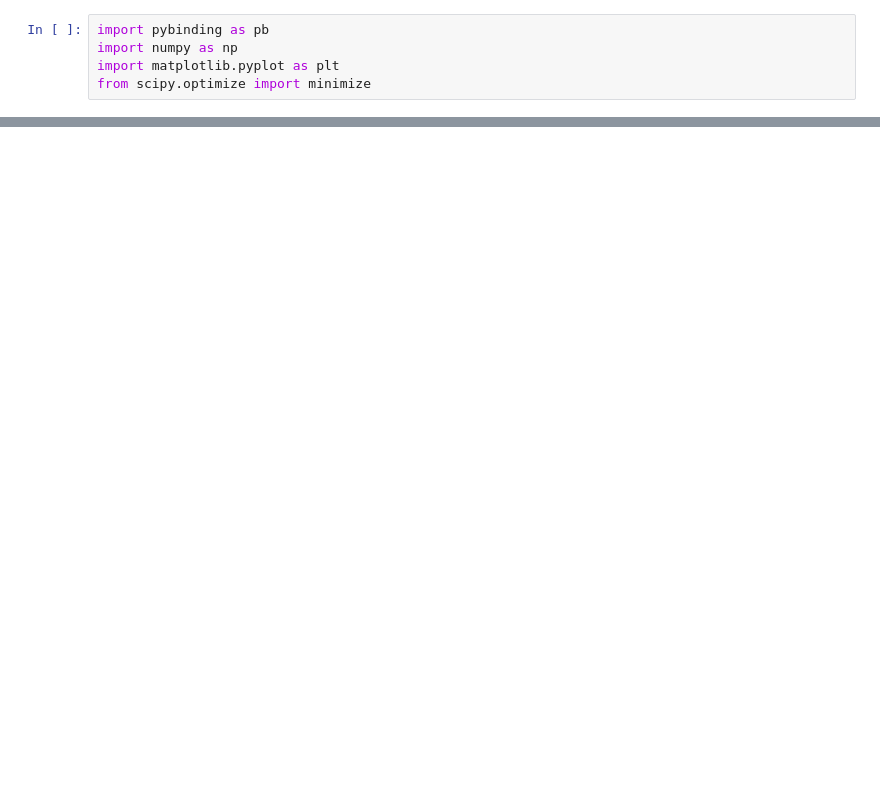
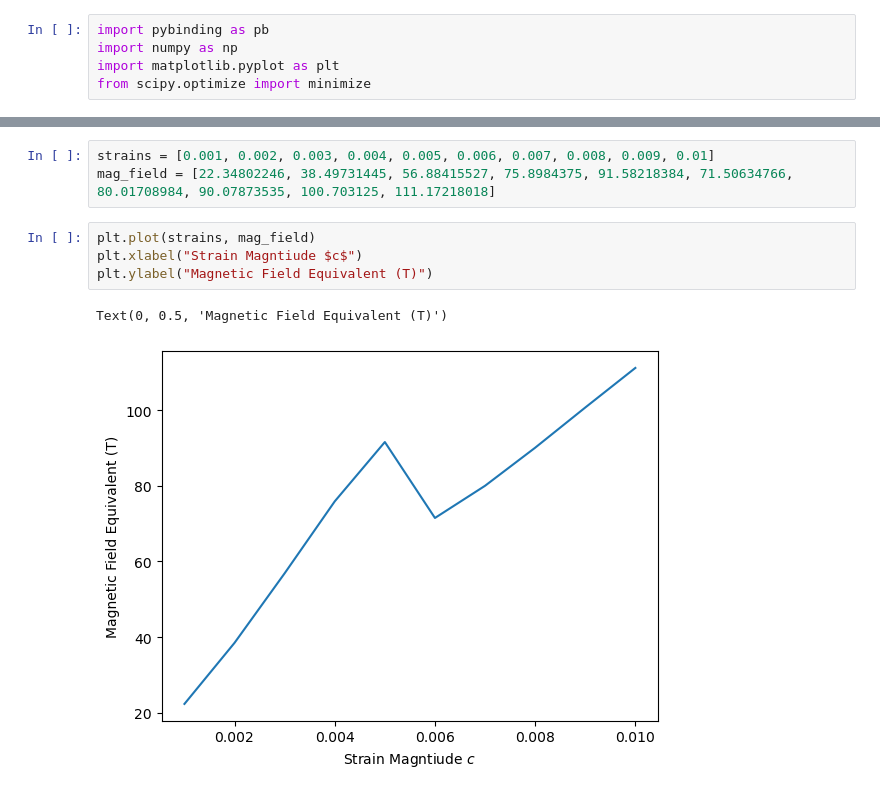
Before and after one commit to dreycenfoiles/MSE-485-Project, a Jupyter notebook: Magnetic Field.ipynb, the cells around one changed output, grey strips where cells are left out. Drawn from its saved outputs; the diff is of its cells as text; blank space fills up the shorter version.

```diff
--- a/Magnetic Field.ipynb
+++ b/Magnetic Field.ipynb
@@ -122,3 +127,13 @@ np.diff(energy_range)[0]
+# %%
+strains = [0.001, 0.002, 0.003, 0.004, 0.005, 0.006, 0.007, 0.008, 0.009, 0.01]
+mag_field = [22.34802246, 38.49731445, 56.88415527, 75.8984375, 91.58218384, 71.50634766, 80.01708984, 90.07873535, 100.703125, 111.17218018]
+# %%
+plt.plot(strains, mag_field)
+plt.xlabel("Strain Magntiude $c$")
+plt.ylabel("Magnetic Field Equivalent (T)")
+# %% [output]
+Text(0, 0.5, 'Magnetic Field Equivalent (T)')
+[figure, added]
 # %%
 energy_range = np.linspace(-3,3, 1000)
 
```
Also changed, not shown: parts of 10 cells of this notebook.
